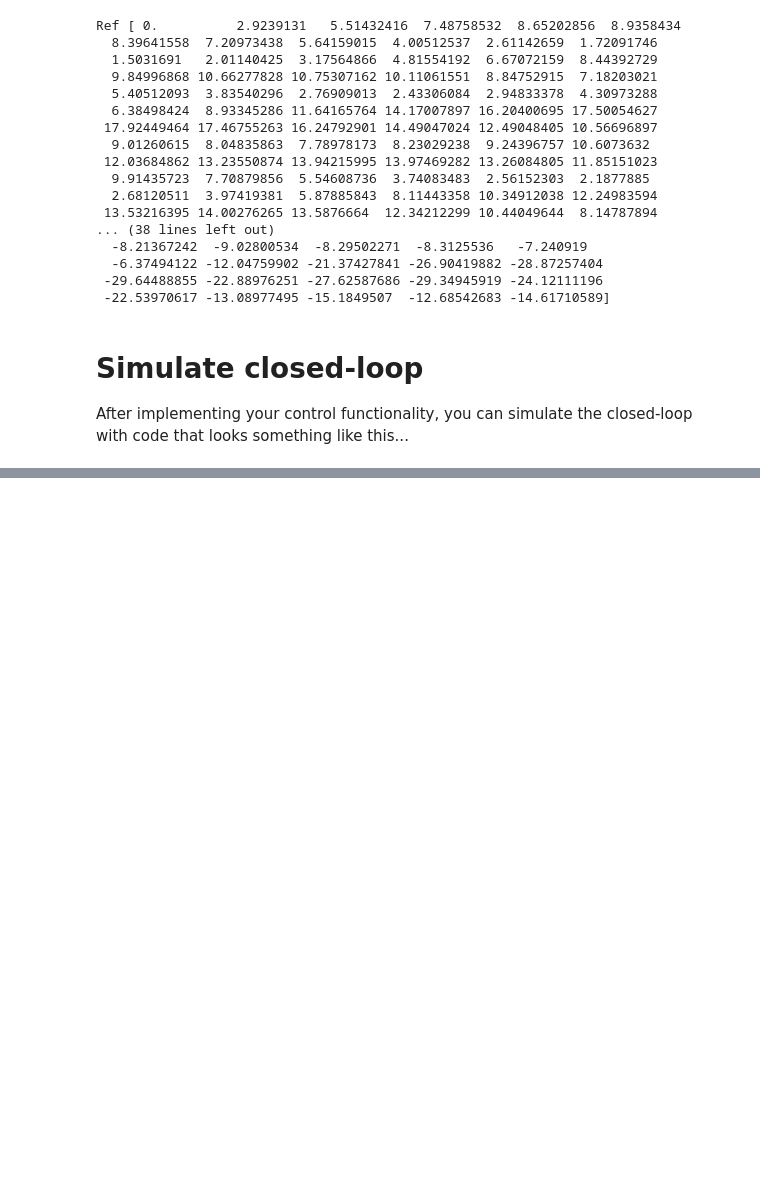
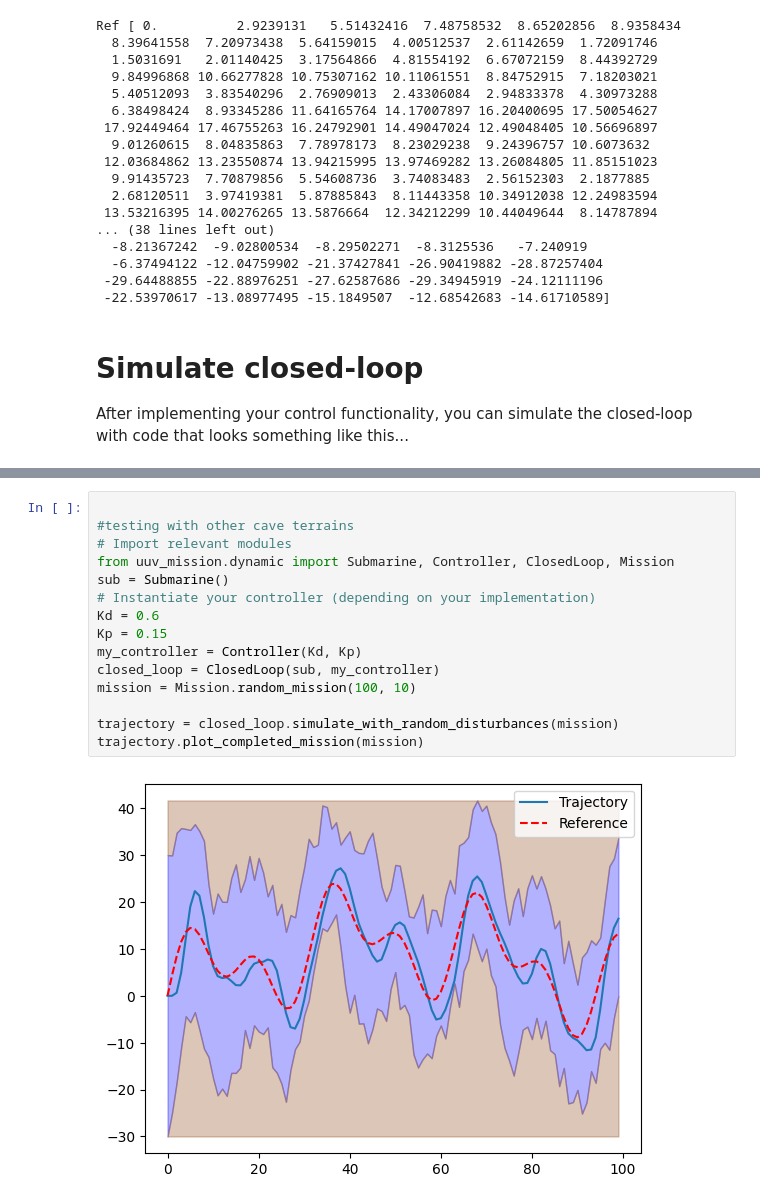
Before and after one commit to mollyr2112/b1-coding-practical-mt24, a Jupyter notebook: notebooks/demo.ipynb, the cells around one changed output, grey strips where cells are left out. Cells and saved outputs as stored; diff of their text form; blank space fills up the shorter version.

Commit message:
added testing with other cave terrains

```diff
--- a/notebooks/demo.ipynb
+++ b/notebooks/demo.ipynb
@@ -55,0 +56,17 @@ trajectory.plot_completed_mission(mission)
+# %%
+
+#testing with other cave terrains
+# Import relevant modules
+from uuv_mission.dynamic import Submarine, Controller, ClosedLoop, Mission
+sub = Submarine()
+# Instantiate your controller (depending on your implementation)
+Kd = 0.6
+Kp = 0.15
+my_controller = Controller(Kd, Kp)
+closed_loop = ClosedLoop(sub, my_controller)
+mission = Mission.random_mission(100, 10)
+
+trajectory = closed_loop.simulate_with_random_disturbances(mission)
+trajectory.plot_completed_mission(mission)
+# %% [output]
+[figure, added]
```
Also changed, not shown: parts of 1 cell of this notebook.
